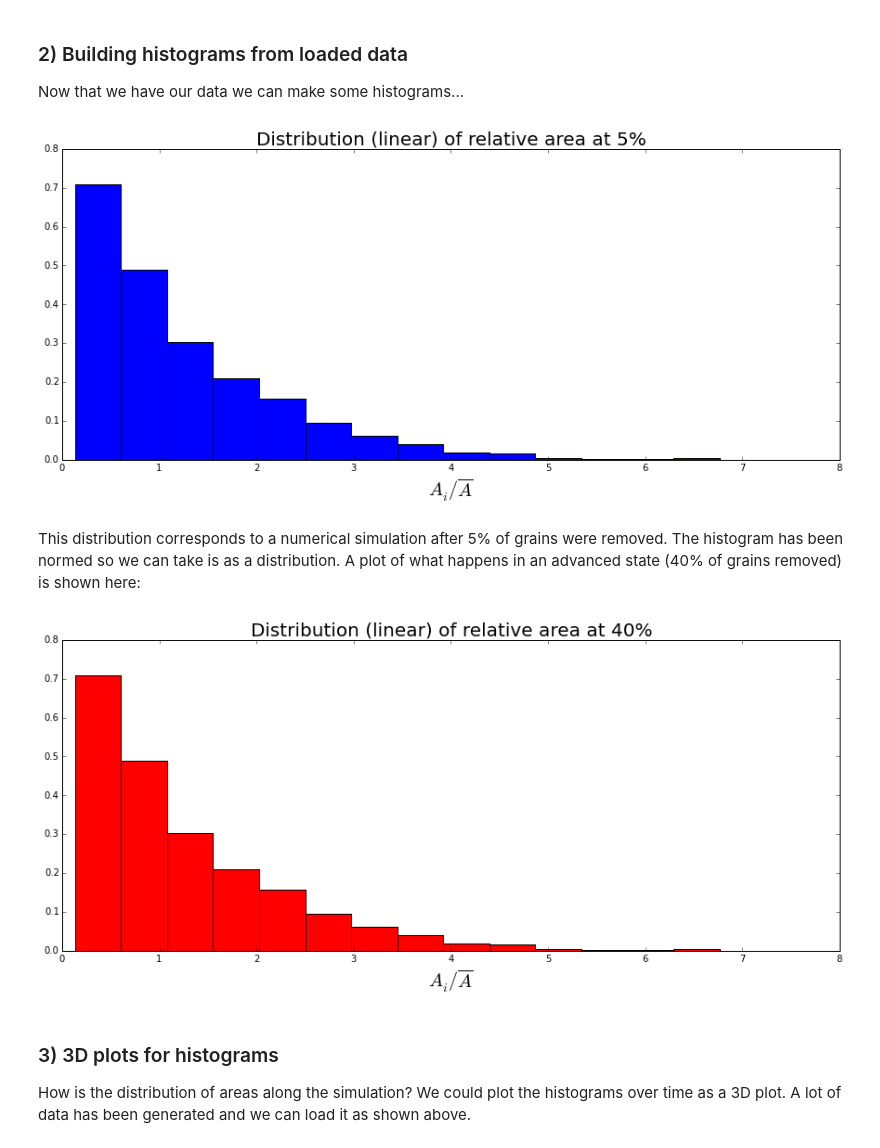
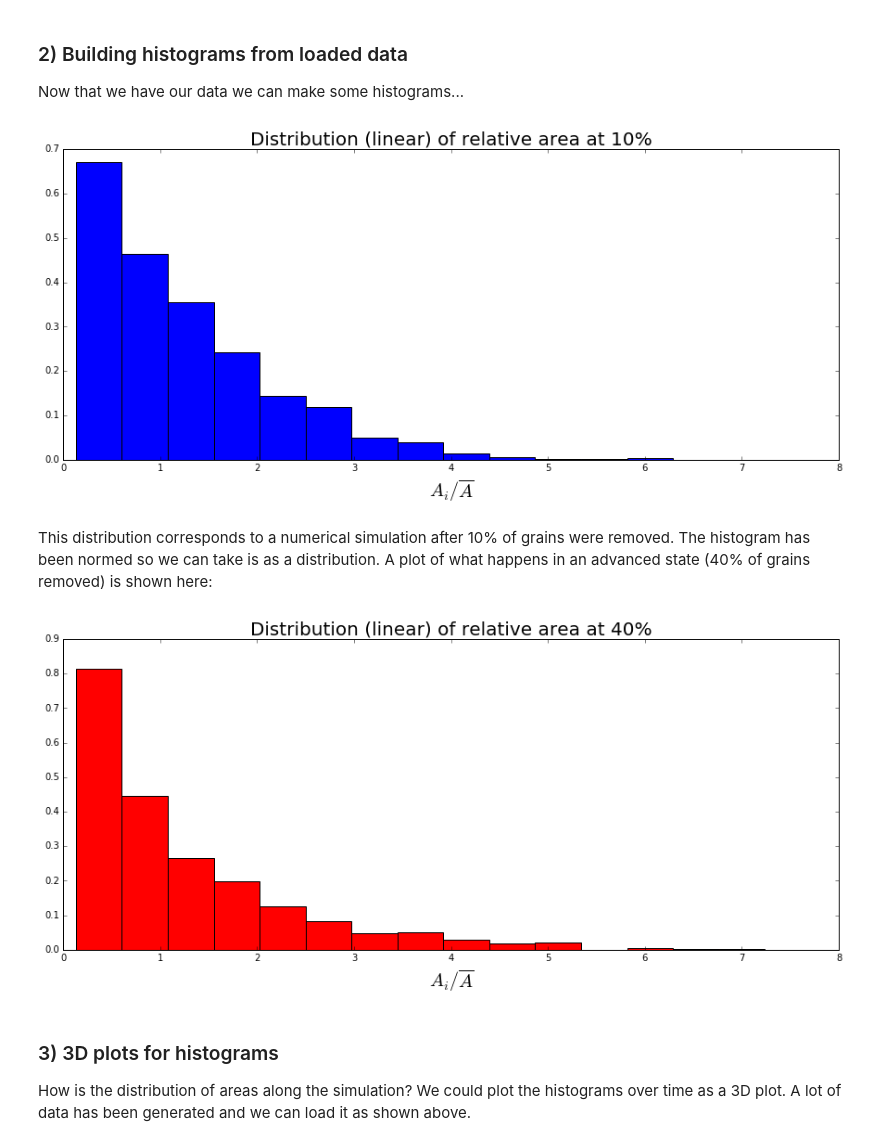
Before and after one commit to pucdata/pythonclub, a Jupyter notebook: sessions/03-matplotlib_aplpy/01 Matplotlib tutorial 2.ipynb, the cells around one changed output. Saved outputs shown, nothing was run; the diff lists cells and outputs as text; code cells hidden in the pictures.

Commit message:
added data, working with matplotlib > 1.5

````diff
--- a/sessions/03-matplotlib_aplpy/01 Matplotlib tutorial 2.ipynb
+++ b/sessions/03-matplotlib_aplpy/01 Matplotlib tutorial 2.ipynb
@@ -41,7 +41,7 @@ with open(path, 'wb') as output:
 In order to recover the saved object we can use the function ```pickle.load()``` which receives as arguments a file object. This file must be open!. The return of this function is the desired object.
 # %%
 # The class of the stored object must be loaded before!
-GS = pickle.load(open("GS/5/all.pkl", "rb"))
+GS = pickle.load(open("grains_data/10/all.pkl", "rb"))
 # %% [markdown]
 ### 2) Building histograms from loaded data
 
@@ -49,31 +49,31 @@ Now that we have our data we can make some histograms...
 # %%
 %matplotlib inline
 
 # This is the data of the histogram recovered from pickle object
 areas = GS.areas[GS.grains_ids]
 relareas = len(areas) * areas
 
 # Let's plot
 plt.figure(figsize=(15,6))
 fs = 20
 bins = np.linspace(-2, 7, 20)
-plt.title(r"Distribution (linear) of relative area at 5%", fontsize=fs)
+plt.title(r"Distribution (linear) of relative area at 10%", fontsize=fs)
 
 # Here is the histogram. We wanted a distribution, so normed help us to check
 # the integral of the distribution be 1
 plt.hist(relareas, bins, align='right', normed=True)
 # A nice latex label, if it's written in latex, then it must be true...
 plt.xlabel(r"$A_i / \overline{A}$", fontsize=fs)
 plt.xlim([0, 8])
 plt.show()
 # %% [output]
-[figure, old version]
+[figure, new version]
 # %% [markdown]
-This distribution corresponds to a numerical simulation after 5% of grains were removed. The histogram has been normed so we can take is as a distribution. A plot of what happens in an advanced state (40% of grains removed) is shown here:
+This distribution corresponds to a numerical simulation after 10% of grains were removed. The histogram has been normed so we can take is as a distribution. A plot of what happens in an advanced state (40% of grains removed) is shown here:
 # %%
 %matplotlib inline
 
-GS = pickle.load(open("GS/40/all.pkl", "rb"))
+GS = pickle.load(open("grains_data/40/all.pkl", "rb"))
 areas = GS.areas[GS.grains_ids]
 relareas = len(areas) * areas
 plt.figure(figsize=(15,6))
@@ -83,7 +83,7 @@ plt.xlabel(r"$A_i / \overline{A}$", fontsize=fs)
 plt.xlim([0, 8])
 plt.show()
 # %% [output]
-[figure, old version]
+[figure, new version]
 # %% [markdown]
 ### 3) 3D plots for histograms
 
````
Also changed, not shown: parts of 3 cells of this notebook, 1 other file.
